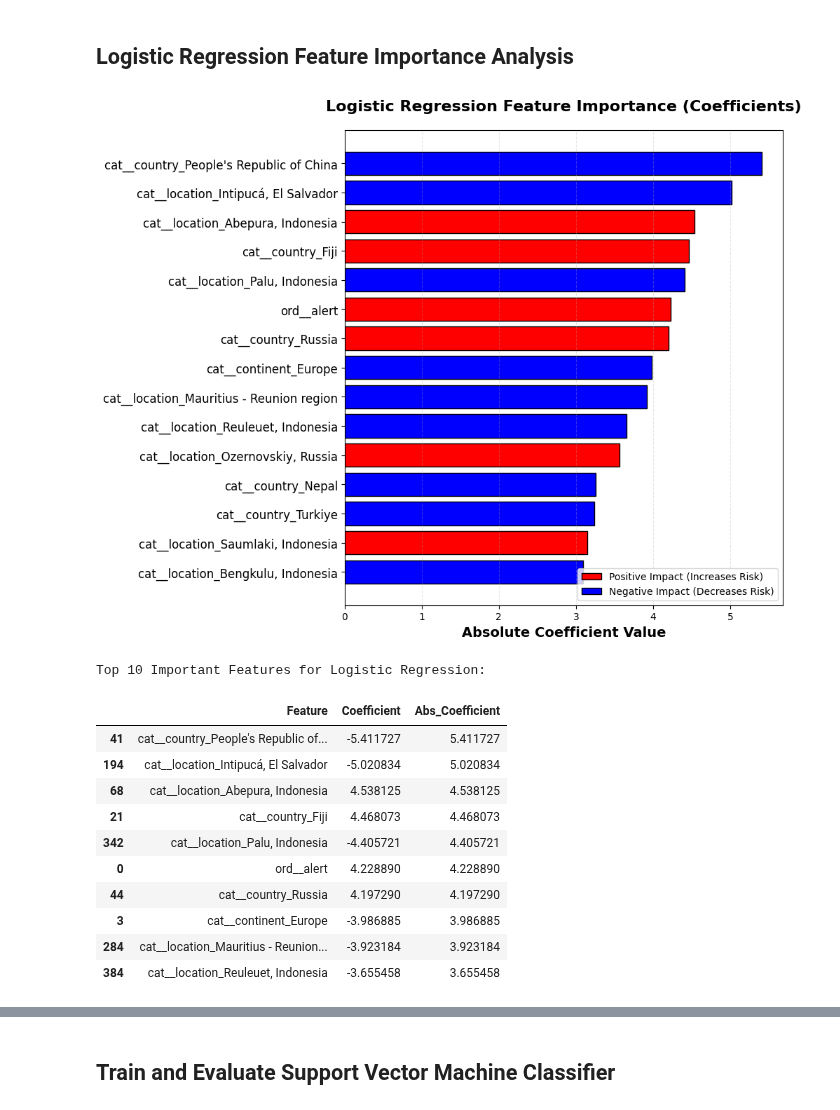
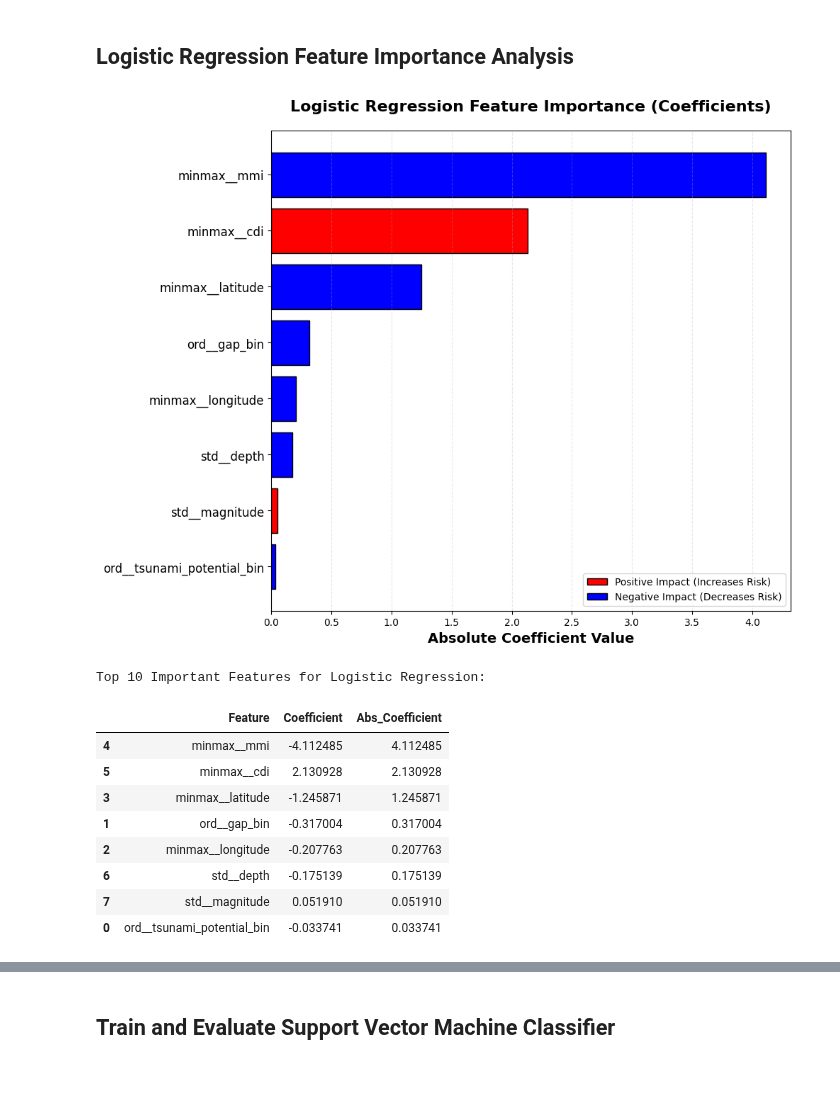
Before and after one commit to JustinXre2020/Earthquake-Tsunami, a Jupyter notebook: src/source_code.ipynb, the cells around one changed output, grey strips where cells are left out. Saved outputs shown, nothing was run; the diff lists cells and outputs as text; code cells hidden in the pictures; blank space fills up the shorter version.

```diff
--- a/src/source_code.ipynb
+++ b/src/source_code.ipynb
@@ -12,8 +12,8 @@ import matplotlib.pyplot as plt
 import seaborn as sns
 # %%
 # Load both datasets
-df1 = pd.read_csv('earthquake_1995-2023.csv')
-df2 = pd.read_csv('earthquake_data.csv')
+df1 = pd.read_csv('../data/dataset/earthquake_1995-2023.csv')
+df2 = pd.read_csv('../data/dataset/earthquake_data.csv')
 
 print(f"Dataset 1 (1995-2023): {df1.shape}")
 print(f"Dataset 2 (recent data): {df2.shape}")
@@ -411,0 +369,5 @@ Common columns: ['sig', 'magType', 'depth', 'mmi', 'gap', 'net', 'tsunami', 'lon
+# %%
+y = df['tsunami']
+X = df.loc[:, ~df.columns.isin(['tsunami'])]
+print(X.head())
+print(y.head())
@@ -924,64 +1042,65 @@ F1-Score   0.859155  0.818182  0.781955  0.857143
 # %%
 from matplotlib.patches import Patch
 
+# Select one of the trained models (random_state=1)
+random_seed = 1
+best_logreg_pipe = best_logreg_models[random_seed]
 
-logreg_best_params = {'C': 10, 'solver': 'saga'}
-logreg_model_viz = LogisticRegression(**logreg_best_params, random_state=42, class_weight='balanced', max_iter=5000)
+# Extract the fitted LogisticRegression model from the pipeline
+logreg_model = best_logreg_pipe.named_steps['logisticregression']
+fitted_preprocessor = best_logreg_pipe.named_steps['columntransformer']
 
-# Fit on the training data (using X_other to include validation set)
-X_train_processed = preprocessor.fit_transform(X_other)
-feature_names = preprocessor.get_feature_names_out()
+# Get feature names from the fitted preprocessor
+feature_names = fitted_preprocessor.get_feature_names_out()
 
-logreg_model_viz.fit(X_train_processed, y_other)
-coefficients = logreg_model_viz.coef_[0]
+# Get coefficients from the trained model
+coefficients = logreg_model.coef_[0]
 
 logreg_feature_importance = pd.DataFrame({
     'Feature': feature_names,
     'Coefficient': coefficients,
     'Abs_Coefficient': np.abs(coefficients)
 }).sort_values('Abs_Coefficient', ascending=False)
 
 fig, ax = plt.subplots(figsize=(10, 8))
 
-top_n = 15
+# Use the minimum of 15 or actual number of features
+top_n = min(15, len(logreg_feature_importance))
 top_features = logreg_feature_importance.head(top_n)
 
 # Create colors based on sign of coefficient (Red for positive/Tsunami, Blue for negative/No Tsunami)
 colors = ['red' if c > 0 else 'blue' for c in top_features['Coefficient']]
 
 ax.barh(range(top_n), top_features['Abs_Coefficient'], color=colors, edgecolor='black', align='center')
 ax.set_yticks(range(top_n))
 ax.set_yticklabels(top_features['Feature'], fontsize=12)
 ax.invert_yaxis()
 ax.set_xlabel('Absolute Coefficient Value', fontsize=14, fontweight='bold')
 ax.set_title('Logistic Regression Feature Importance (Coefficients)', fontsize=16, fontweight='bold', pad=20)
 ax.grid(axis='x', linestyle='--', alpha=0.3)
 
-
 legend_elements = [Patch(facecolor='red', edgecolor='black', label='Positive Impact (Increases Risk)'),
                    Patch(facecolor='blue', edgecolor='black', label='Negative Impact (Decreases Risk)')]
 ax.legend(handles=legend_elements, loc='lower right')
 
 plt.tight_layout()
-plt.savefig('logreg_feature_importance.png', dpi=300)
+plt.savefig('../figures/logreg_feature_importance.png', dpi=300)
 plt.show()
 
 print("Top 10 Important Features for Logistic Regression:")
 display(logreg_feature_importance.head(10))
 # %% [output]
-[figure, old version]
+[figure, new version]
 Top 10 Important Features for Logistic Regression:
 |  | Feature | Coefficient | Abs_Coefficient |
-| 41 | cat__country_People's Republic of... | -5.411727 | 5.411727 |
-| 194 | cat__location_Intipucá, El Salvador | -5.020834 | 5.020834 |
-| 68 | cat__location_Abepura, Indonesia | 4.538125 | 4.538125 |
-| 21 | cat__country_Fiji | 4.468073 | 4.468073 |
-| 342 | cat__location_Palu, Indonesia | -4.405721 | 4.405721 |
-| 0 | ord__alert | 4.228890 | 4.228890 |
-| 44 | cat__country_Russia | 4.197290 | 4.197290 |
-| 3 | cat__continent_Europe | -3.986885 | 3.986885 |
-| 284 | cat__location_Mauritius - Reunion... | -3.923184 | 3.923184 |
-| 384 | cat__location_Reuleuet, Indonesia | -3.655458 | 3.655458 |
+| 4 | minmax__mmi | -4.112485 | 4.112485 |
+| 5 | minmax__cdi | 2.130928 | 2.130928 |
+| 3 | minmax__latitude | -1.245871 | 1.245871 |
+| 1 | ord__gap_bin | -0.317004 | 0.317004 |
+| 2 | minmax__longitude | -0.207763 | 0.207763 |
+| 6 | std__depth | -0.175139 | 0.175139 |
+| 7 | std__magnitude | 0.051910 | 0.051910 |
+| 0 | ord__tsunami_potential_bin | -0.033741 | 0.033741 |
 # %%
 plot_confusion_matrix(final_y_test.iloc[:, 4], final_y_test_pred.iloc[:, 4], classes=['No Tsunami', 'Tsunami'], tag='Logistic Regression')
 # %% [output]
```
Also changed, not shown: parts of 44 cells of this notebook, 30 other files.
